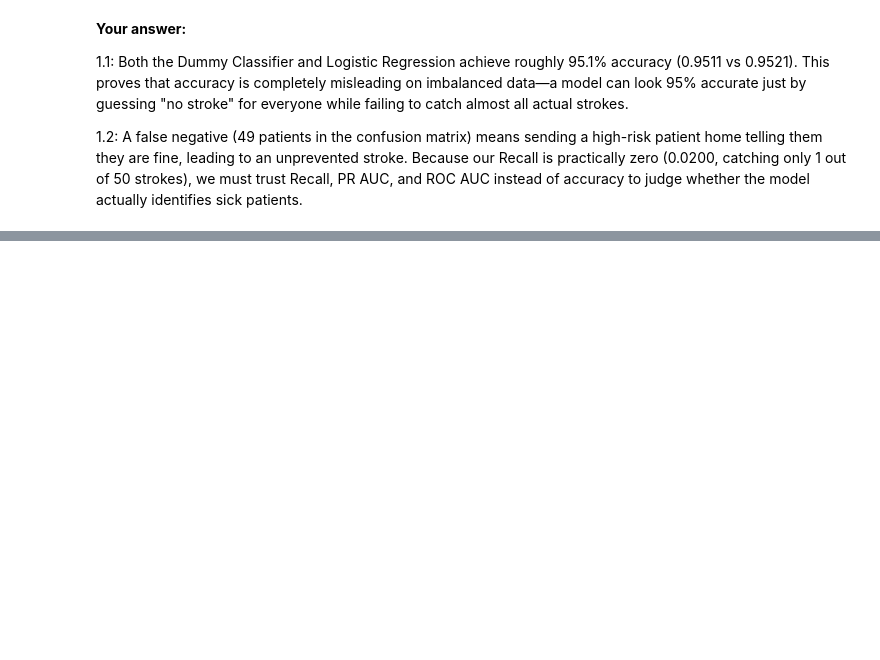
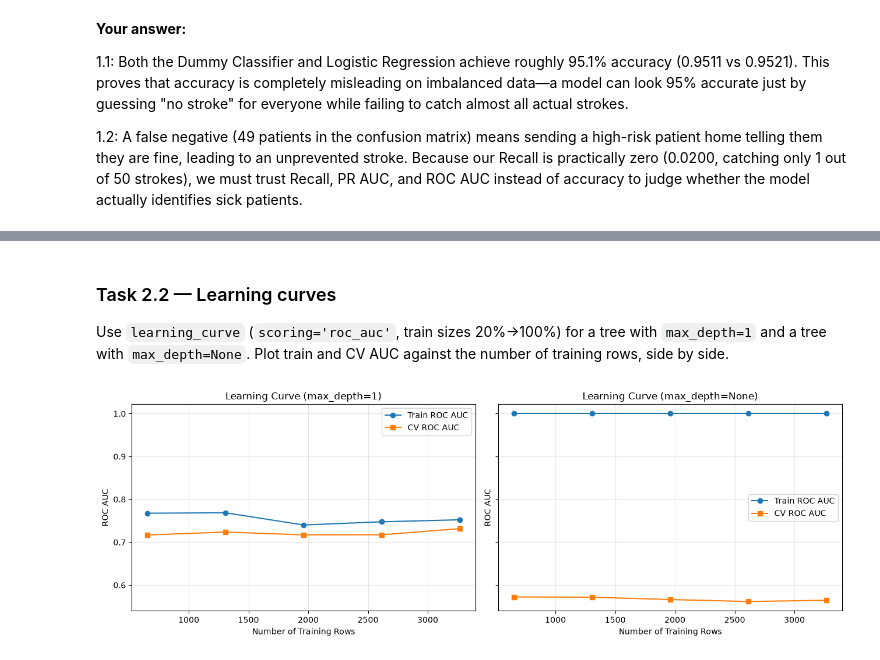
Before and after one commit to bahadurmalik82/stroke-risk-prediction-imbalance, a Jupyter notebook: Lab9_Bias_Variance_Imbalance_Template.ipynb, the cells around one changed output, grey strips where cells are left out. Drawn from its saved outputs; the diff is of its cells as text; code cells hidden in the pictures; blank space fills up the shorter version.

```diff
--- a/Lab9_Bias_Variance_Imbalance_Template.ipynb
+++ b/Lab9_Bias_Variance_Imbalance_Template.ipynb
@@ -161,0 +208,25 @@ Confusion Matrix:
+# %% [markdown]
+### Task 2.2 — Learning curves
+Use `learning_curve` (`scoring='roc_auc'`, train sizes 20%→100%) for a tree with `max_depth=1` and a tree with `max_depth=None`. Plot train and CV AUC against the number of training rows, side by side.
+# %%
+fig, axes = plt.subplots(1, 2, figsize=(13, 4.5), sharey=True)
+
+for ax, d in zip(axes, [1, None]):
+    tree = DecisionTreeClassifier(max_depth=d, random_state=SEED)
+    sizes, tr_scores, val_scores = learning_curve(
+        tree, X_train_imputed, y_train,
+        train_sizes=np.linspace(0.2, 1.0, 5),
+        cv=cv, scoring='roc_auc', random_state=SEED
+    )
+    ax.plot(sizes, tr_scores.mean(axis=1), marker='o', label='Train ROC AUC')
+    ax.plot(sizes, val_scores.mean(axis=1), marker='s', label='CV ROC AUC')
+    ax.set_title(f'Learning Curve (max_depth={d})')
+    ax.set_xlabel('Number of Training Rows')
+    ax.set_ylabel('ROC AUC')
+    ax.legend()
+    ax.grid(True, alpha=0.3)
+
+plt.tight_layout()
+plt.show()
+# %% [output]
+[figure, added]
```
Also changed, not shown: parts of 8 cells of this notebook.
